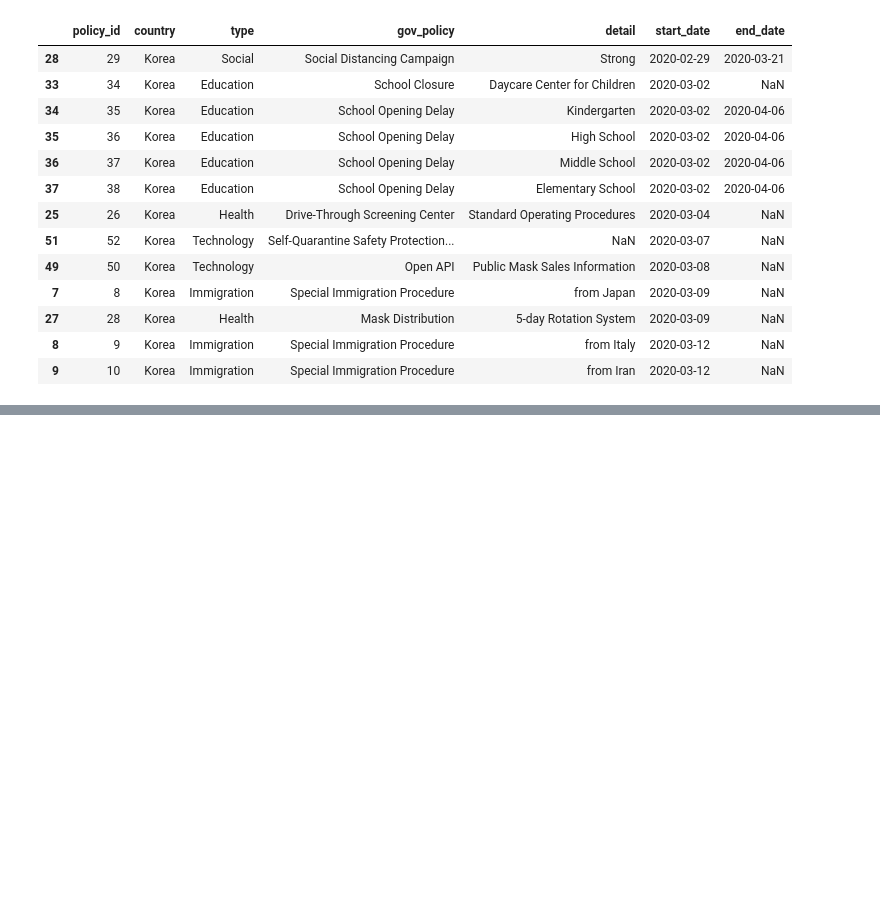
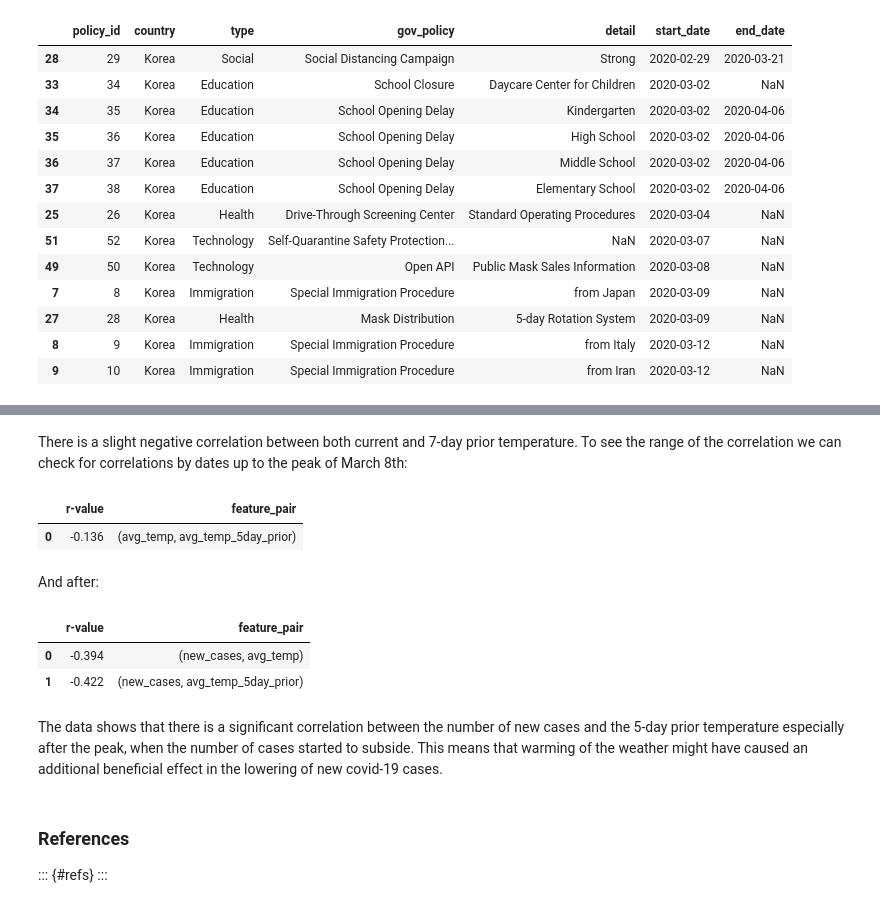
Before and after one commit to gediminas-skvarnavicius/s-korea-covid-19-analysis, a Jupyter notebook: analysis.ipynb, the cells around one changed output, grey strips where cells are left out. Saved outputs shown, nothing was run; the diff lists cells and outputs as text; code cells hidden in the pictures; blank space fills up the shorter version.

```diff
--- a/analysis.ipynb
+++ b/analysis.ipynb
@@ -353,0 +431,22 @@ fig_new_time.show()
+# %% [markdown]
+There is a slight negative correlation between both current and 7-day prior temperature. To see the range of the correlation we can check for correlations by dates up to the peak of March 8th:
+# %%
+get_correlation_pairs(daily_temp_cases[:'2020-03-08'], negative_cut_off=-0.1)
+# %% [output]
+|  | r-value | feature_pair |
+| 0 | -0.136 | (avg_temp, avg_temp_5day_prior) |
+# %% [markdown]
+And after:
+# %%
+get_correlation_pairs(daily_temp_cases['2020-03-08':],negative_cut_off=-0.1)
+# %% [output]
+|  | r-value | feature_pair |
+| 0 | -0.394 | (new_cases, avg_temp) |
+| 1 | -0.422 | (new_cases, avg_temp_5day_prior) |
+# %% [markdown]
+The data shows that there is a significant correlation between the number of new cases and the 5-day prior temperature especially after the peak, when the number of cases started to subside. This means that warming of the weather might have caused an additional beneficial effect in the lowering of new covid-19 cases.
+# %% [markdown]
+### References
+
+::: {#refs}
+:::
```
Also changed, not shown: parts of 29 cells of this notebook, 4 other files.
